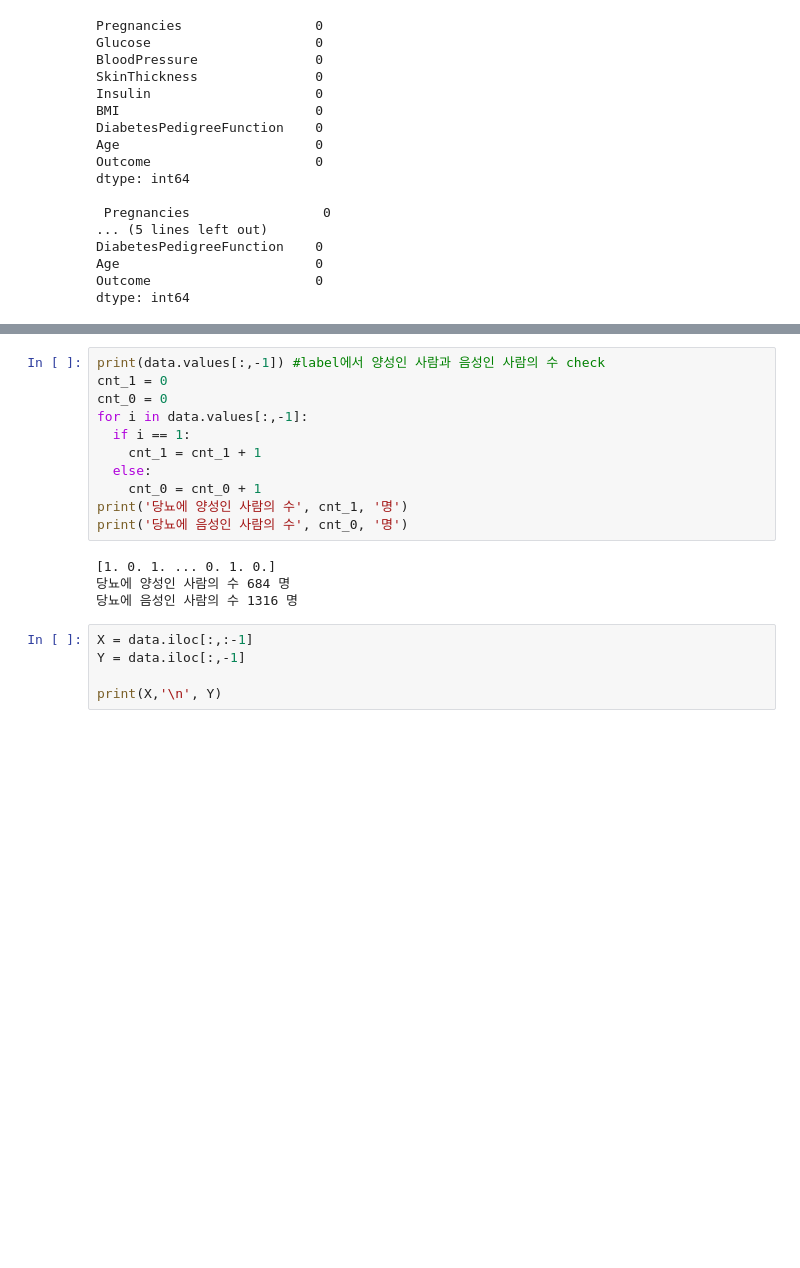
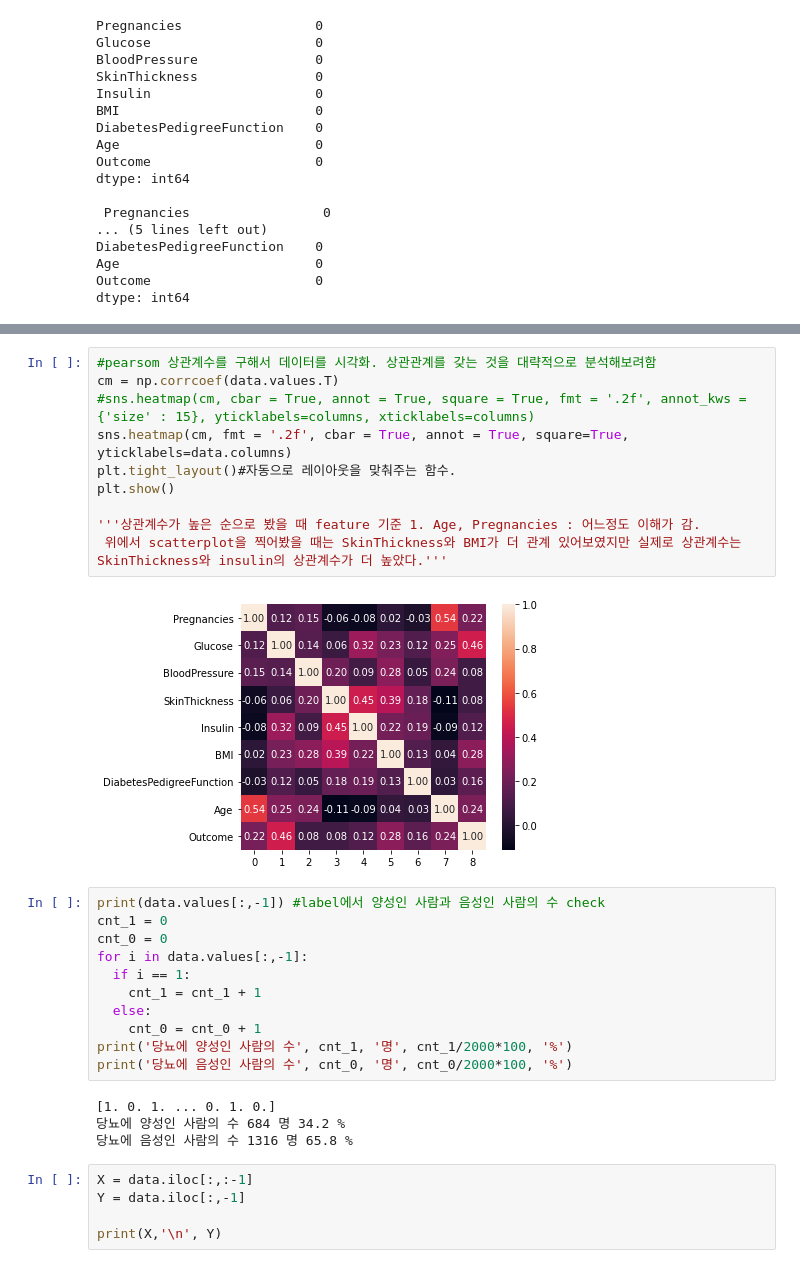
Before and after one commit to wazs555/Data_mining_project, a Jupyter notebook: data_mining_project.ipynb, the cells around one changed output, grey strips where cells are left out. Cells and saved outputs as stored; diff of their text form; blank space fills up the shorter version.

```diff
--- a/data_mining_project.ipynb
+++ b/data_mining_project.ipynb
@@ -50,3 +74,15 @@ dtype: int64
+# %%
+#pearsom 상관계수를 구해서 데이터를 시각화. 상관관계를 갖는 것을 대략적으로 분석해보려함
+cm = np.corrcoef(data.values.T)
+#sns.heatmap(cm, cbar = True, annot = True, square = True, fmt = '.2f', annot_kws = {'size' : 15}, yticklabels=columns, xticklabels=columns)
+sns.heatmap(cm, fmt = '.2f', cbar = True, annot = True, square=True, yticklabels=data.columns)
+plt.tight_layout()#자동으로 레이아웃을 맞춰주는 함수.
+plt.show()
+
+'''상관계수가 높은 순으로 봤을 때 feature 기준 1. Age, Pregnancies : 어느정도 이해가 감.
+ 위에서 scatterplot을 찍어봤을 때는 SkinThickness와 BMI가 더 관계 있어보였지만 실제로 상관계수는 SkinThickness와 insulin의 상관계수가 더 높았다.'''
+# %% [output]
+[figure, added]
 # %%
 print(data.values[:,-1]) #label에서 양성인 사람과 음성인 사람의 수 check
 cnt_1 = 0
@@ -56,12 +92,12 @@ for i in data.values[:,-1]:
     cnt_1 = cnt_1 + 1
   else:
     cnt_0 = cnt_0 + 1
-print('당뇨에 양성인 사람의 수', cnt_1, '명')
-print('당뇨에 음성인 사람의 수', cnt_0, '명')
+print('당뇨에 양성인 사람의 수', cnt_1, '명', cnt_1/2000*100, '%')
+print('당뇨에 음성인 사람의 수', cnt_0, '명', cnt_0/2000*100, '%')
 # %% [output]
 [1. 0. 1. ... 0. 1. 0.]
-당뇨에 양성인 사람의 수 684 명
-당뇨에 음성인 사람의 수 1316 명
+당뇨에 양성인 사람의 수 684 명 34.2 %
+당뇨에 음성인 사람의 수 1316 명 65.8 %
 # %%
 X = data.iloc[:,:-1]
 Y = data.iloc[:,-1]
```
Also changed, not shown: parts of 6 cells of this notebook.
